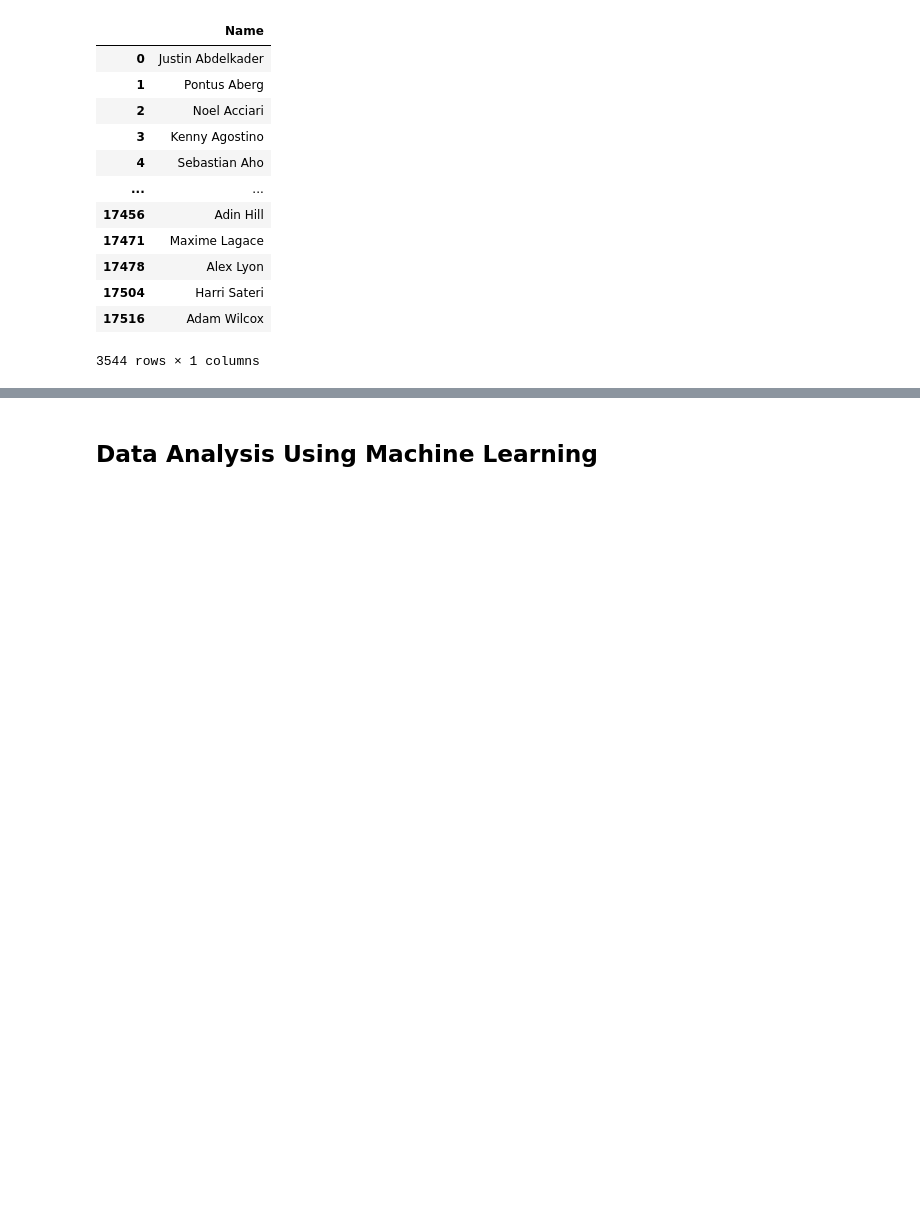
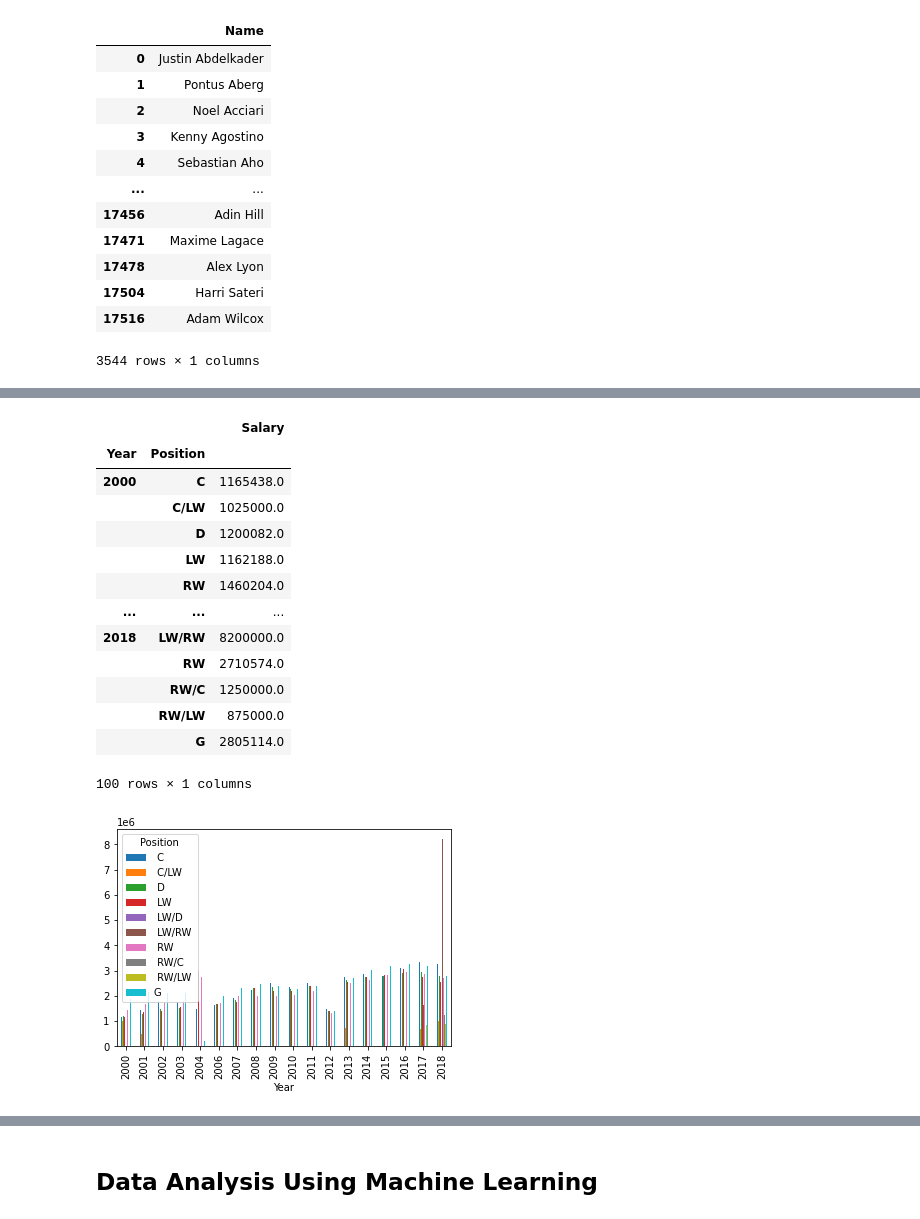
Before and after one commit to stevensryanw/stevensryanw.github.io, a Jupyter notebook: main.ipynb, the cells around one changed output, grey strips where cells are left out. Drawn from its saved outputs; the diff is of its cells as text; code cells hidden in the pictures; blank space fills up the shorter version.

```diff
--- a/main.ipynb
+++ b/main.ipynb
@@ -465,0 +834,27 @@ nba_salEval.plot.line(
+# %%
+#NHL
+nhlTemp = pd.DataFrame().assign(Name = nhl["Name"], Year = nhl["Year"], Position = nhl["Pos"], Salary = nhl["Salary"])
+nhlTemp.sort_values(by = "Year", ascending = True, inplace = True)
+nhlTemp = nhlTemp.astype({"Year": "int", "Salary": "int"})
+
+nhl_cube = nhlTemp.pivot_table(index = "Year", columns=["Position"], values = "Salary", aggfunc=np.mean)
+nhl_cube.plot.bar()
+
+nhl_table = (nhlTemp.groupby(["Year", "Position"])).Salary.mean().round()
+nhl_table.to_frame()
+# %% [output]
+|  |  | Salary |
+| Year | Position |  |
+| 2000 | C | 1165438.0 |
+|  | C/LW | 1025000.0 |
+|  | D | 1200082.0 |
+|  | LW | 1162188.0 |
+|  | RW | 1460204.0 |
+| ... | ... | ... |
+| 2018 | LW/RW | 8200000.0 |
+|  | RW | 2710574.0 |
+|  | RW/C | 1250000.0 |
+|  | RW/LW | 875000.0 |
+|  | G | 2805114.0 |
+100 rows × 1 columns
+[figure, added]
```
Also changed, not shown: parts of 91 cells of this notebook, 20 other files.
